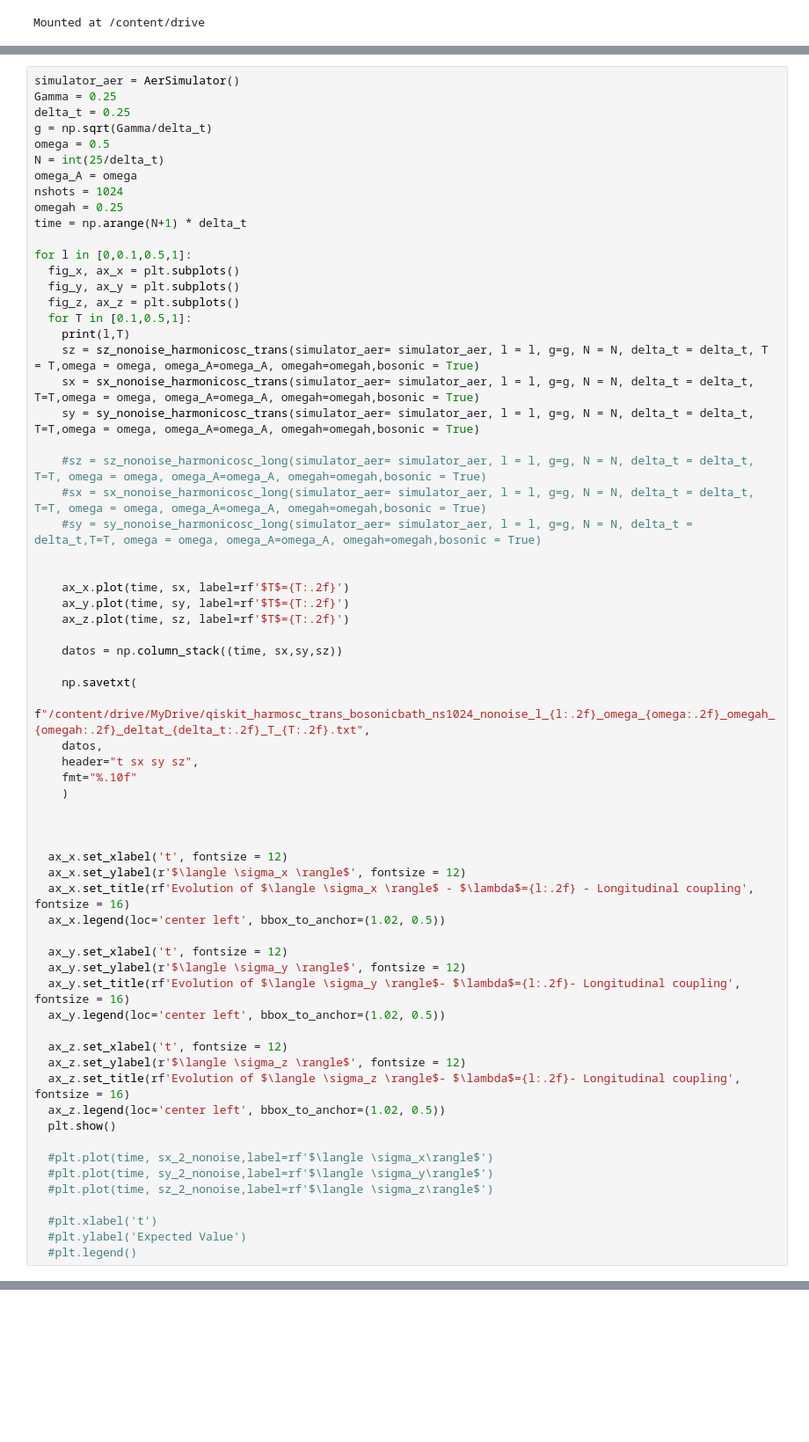
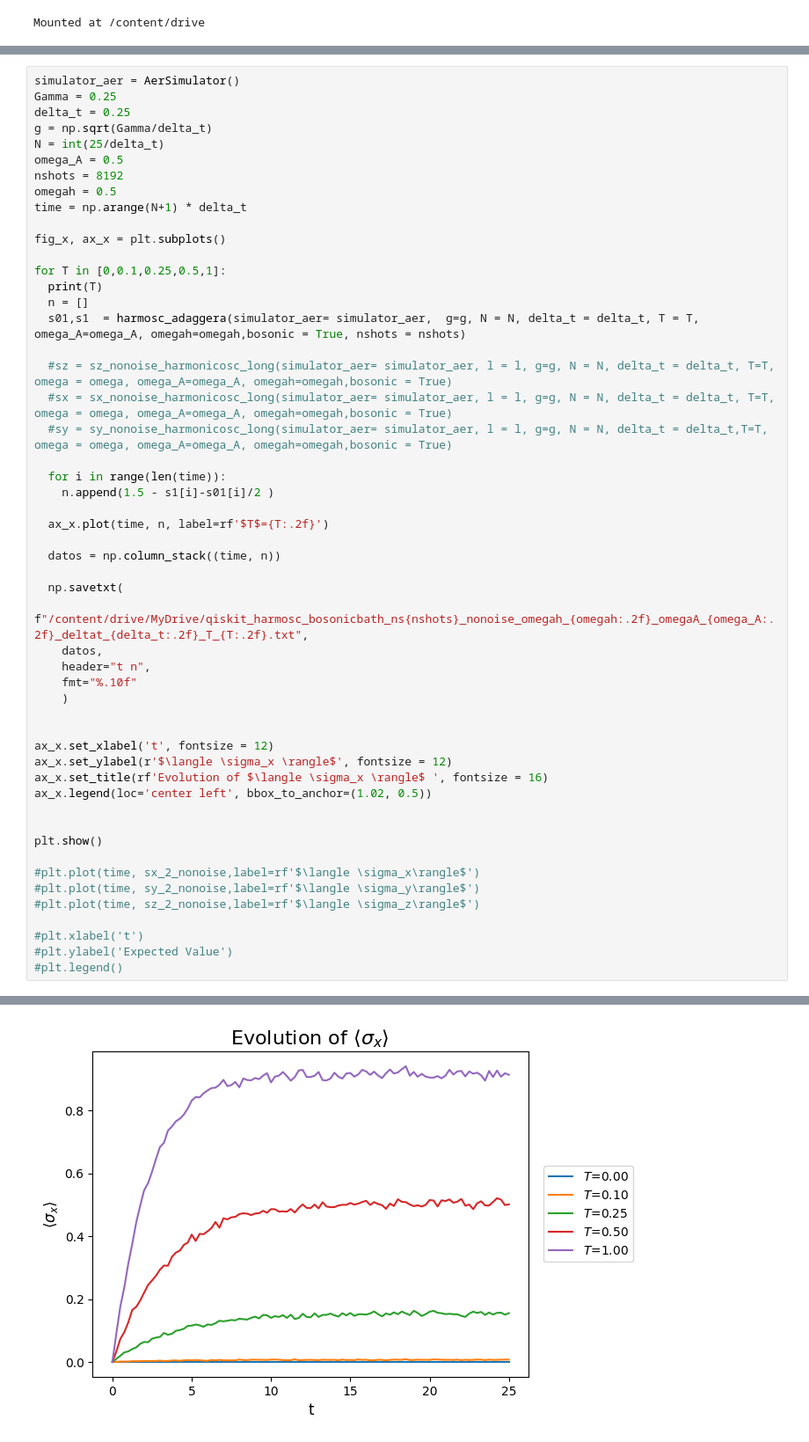
Before and after one commit to claragarciaperez/Open_Quantum_Systems_RI, a Jupyter notebook: qiskit_harmoscill.ipynb, the cells around one changed output, grey strips where cells are left out. Shown at 88% size. Cells and saved outputs as stored; diff of their text form; blank space fills up the shorter version.

```diff
--- a/qiskit_harmoscill.ipynb
+++ b/qiskit_harmoscill.ipynb
@@ -578,63 +200,51 @@ simulator_aer = AerSimulator()
 Gamma = 0.25
 delta_t = 0.25
 g = np.sqrt(Gamma/delta_t)
-omega = 0.5
 N = int(25/delta_t)
-omega_A = omega
-nshots = 1024
-omegah = 0.25
+omega_A = 0.5
+nshots = 8192
+omegah = 0.5
 time = np.arange(N+1) * delta_t
 
-for l in [0,0.1,0.5,1]:
-  fig_x, ax_x = plt.subplots()
-  fig_y, ax_y = plt.subplots()
-  fig_z, ax_z = plt.subplots()
-  for T in [0.1,0.5,1]:
-    print(l,T)
-    sz = sz_nonoise_harmonicosc_trans(simulator_aer= simulator_aer, l = l, g=g, N = N, delta_t = delta_t, T = T,omega = omega, omega_A=omega_A, omegah=omegah,bosonic = True)
-    sx = sx_nonoise_harmonicosc_trans(simulator_aer= simulator_aer, l = l, g=g, N = N, delta_t = delta_t, T=T,omega = omega, omega_A=omega_A, omegah=omegah,bosonic = True)
-    sy = sy_nonoise_harmonicosc_trans(simulator_aer= simulator_aer, l = l, g=g, N = N, delta_t = delta_t, T=T,omega = omega, omega_A=omega_A, omegah=omegah,bosonic = True)
+fig_x, ax_x = plt.subplots()
 
-    #sz = sz_nonoise_harmonicosc_long(simulator_aer= simulator_aer, l = l, g=g, N = N, delta_t = delta_t, T=T, omega = omega, omega_A=omega_A, omegah=omegah,bosonic = True)
-    #sx = sx_nonoise_harmonicosc_long(simulator_aer= simulator_aer, l = l, g=g, N = N, delta_t = delta_t, T=T, omega = omega, omega_A=omega_A, omegah=omegah,bosonic = True)
-    #sy = sy_nonoise_harmonicosc_long(simulator_aer= simulator_aer, l = l, g=g, N = N, delta_t = delta_t,T=T, omega = omega, omega_A=omega_A, omegah=omegah,bosonic = True)
+for T in [0,0.1,0.25,0.5,1]:
+  print(T)
+  n = []
+  s01,s1  = harmosc_adaggera(simulator_aer= simulator_aer,  g=g, N = N, delta_t = delta_t, T = T, omega_A=omega_A, omegah=omegah,bosonic = True, nshots = nshots)
 
+  #sz = sz_nonoise_harmonicosc_long(simulator_aer= simulator_aer, l = l, g=g, N = N, delta_t = delta_t, T=T, omega = omega, omega_A=omega_A, omegah=omegah,bosonic = True)
+  #sx = sx_nonoise_harmonicosc_long(simulator_aer= simulator_aer, l = l, g=g, N = N, delta_t = delta_t, T=T, omega = omega, omega_A=omega_A, omegah=omegah,bosonic = True)
+  #sy = sy_nonoise_harmonicosc_long(simulator_aer= simulator_aer, l = l, g=g, N = N, delta_t = delta_t,T=T, omega = omega, omega_A=omega_A, omegah=omegah,bosonic = True)
 
-    ax_x.plot(time, sx, label=rf'$T$={T:.2f}')
-    ax_y.plot(time, sy, label=rf'$T$={T:.2f}')
-    ax_z.plot(time, sz, label=rf'$T$={T:.2f}')
+  for i in range(len(time)):
+    n.append(1.5 - s1[i]-s01[i]/2 )
 
-    datos = np.column_stack((time, sx,sy,sz))
+  ax_x.plot(time, n, label=rf'$T$={T:.2f}')
 
-    np.savetxt(
-    f"/content/drive/MyDrive/qiskit_harmosc_trans_bosonicbath_ns1024_nonoise_l_{l:.2f}_omega_{omega:.2f}_omegah_{omegah:.2f}_deltat_{delta_t:.2f}_T_{T:.2f}.txt",
+  datos = np.column_stack((time, n))
+
+  np.savetxt(
+    f"/content/drive/MyDrive/qiskit_harmosc_bosonicbath_ns{nshots}_nonoise_omegah_{omegah:.2f}_omegaA_{omega_A:.2f}_deltat_{delta_t:.2f}_T_{T:.2f}.txt",
     datos,
-    header="t sx sy sz",
+    header="t n",
     fmt="%.10f"
     )
 
 
+ax_x.set_xlabel('t', fontsize = 12)
+ax_x.set_ylabel(r'$\langle \sigma_x \rangle$', fontsize = 12)
+ax_x.set_title(rf'Evolution of $\langle \sigma_x \rangle$ ', fontsize = 16)
+ax_x.legend(loc='center left', bbox_to_anchor=(1.02, 0.5))
 
-  ax_x.set_xlabel('t', fontsize = 12)
-  ax_x.set_ylabel(r'$\langle \sigma_x \rangle$', fontsize = 12)
-  ax_x.set_title(rf'Evolution of $\langle \sigma_x \rangle$ - $\lambda$={l:.2f} - Longitudinal coupling', fontsize = 16)
-  ax_x.legend(loc='center left', bbox_to_anchor=(1.02, 0.5))
 
-  ax_y.set_xlabel('t', fontsize = 12)
-  ax_y.set_ylabel(r'$\langle \sigma_y \rangle$', fontsize = 12)
-  ax_y.set_title(rf'Evolution of $\langle \sigma_y \rangle$- $\lambda$={l:.2f}- Longitudinal coupling', fontsize = 16)
-  ax_y.legend(loc='center left', bbox_to_anchor=(1.02, 0.5))
+plt.show()
 
-  ax_z.set_xlabel('t', fontsize = 12)
-  ax_z.set_ylabel(r'$\langle \sigma_z \rangle$', fontsize = 12)
-  ax_z.set_title(rf'Evolution of $\langle \sigma_z \rangle$- $\lambda$={l:.2f}- Longitudinal coupling', fontsize = 16)
-  ax_z.legend(loc='center left', bbox_to_anchor=(1.02, 0.5))
-  plt.show()
+#plt.plot(time, sx_2_nonoise,label=rf'$\langle \sigma_x\rangle$')
+#plt.plot(time, sy_2_nonoise,label=rf'$\langle \sigma_y\rangle$')
+#plt.plot(time, sz_2_nonoise,label=rf'$\langle \sigma_z\rangle$')
 
-  #plt.plot(time, sx_2_nonoise,label=rf'$\langle \sigma_x\rangle$')
-  #plt.plot(time, sy_2_nonoise,label=rf'$\langle \sigma_y\rangle$')
-  #plt.plot(time, sz_2_nonoise,label=rf'$\langle \sigma_z\rangle$')
-
-  #plt.xlabel('t')
-  #plt.ylabel('Expected Value')
-  #plt.legend()
+#plt.xlabel('t')
+#plt.ylabel('Expected Value')
+#plt.legend()
+# %% [output]
@@ -640,0 +256 @@ for l in [0,0.1,0.5,1]:
+[figure, added]
```
Also changed, not shown: parts of 27 cells of this notebook.
